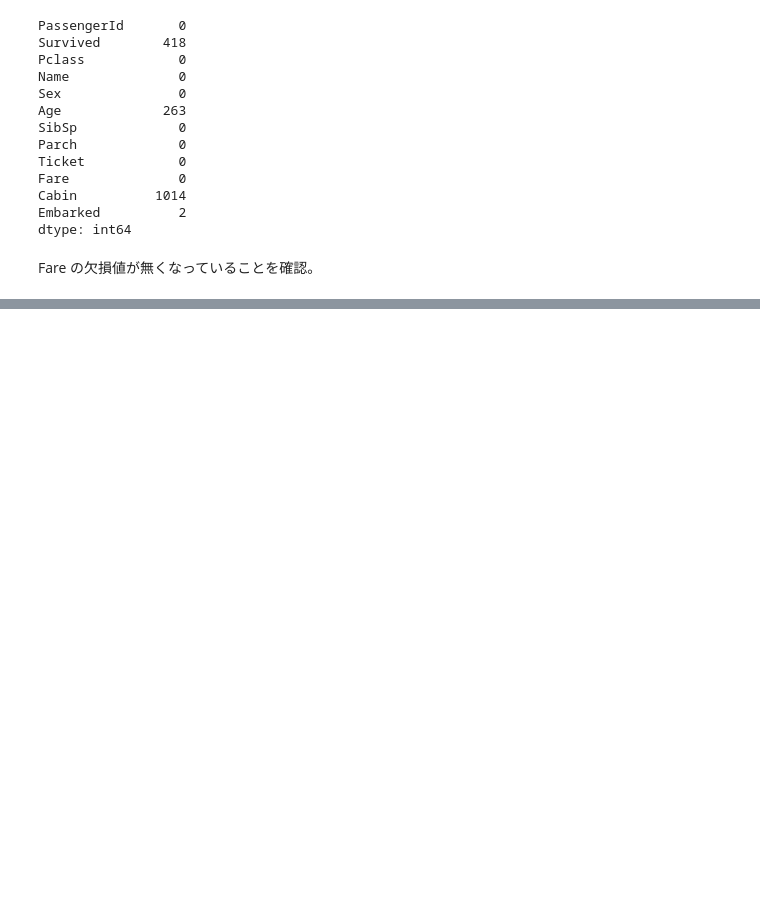
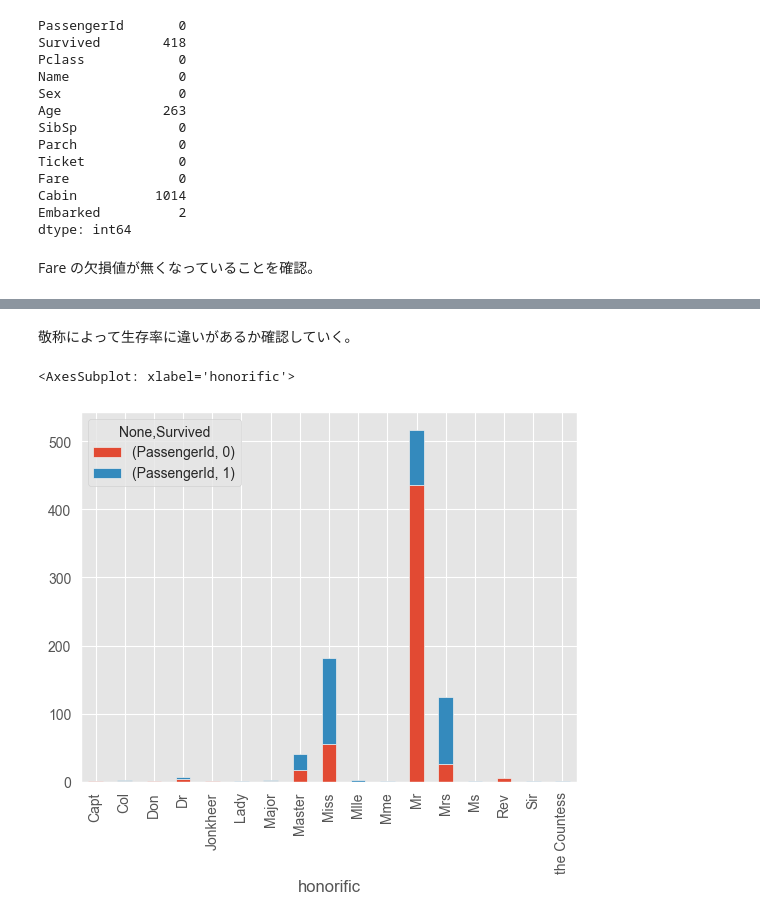
Before and after one commit to 1024xx4/kaggle_titanic, a Jupyter notebook: kaggle_titanic.ipynb, the cells around one changed output, grey strips where cells are left out. Saved outputs shown, nothing was run; the diff lists cells and outputs as text; code cells hidden in the pictures; blank space fills up the shorter version.

```diff
--- a/kaggle_titanic.ipynb
+++ b/kaggle_titanic.ipynb
@@ -437,0 +544,13 @@ Fare の欠損値が無くなっていることを確認。
+# %% [markdown]
+敬称によって生存率に違いがあるか確認していく。
+# %%
+# もとの DataFrame に名前の DataFrame を結合
+df_train = pd.concat([df_train, df_name[0:len(df_train)].reset_index(drop=True)], axis=1)
+df_test = pd.concat([df_test, df_name[len(df_train):].reset_index(drop=True)], axis=1)
+# %%
+# honorificごとに Survived の値ごとの人数を集計
+df_honorific = df_train[["honorific", "Survived", "PassengerId"]].dropna().groupby(["honorific", "Survived"]).count().unstack()
+df_honorific.plot.bar(stacked = True)
+# %% [output]
+<AxesSubplot: xlabel='honorific'>
+[figure, added]
```
Also changed, not shown: parts of 11 cells of this notebook.
